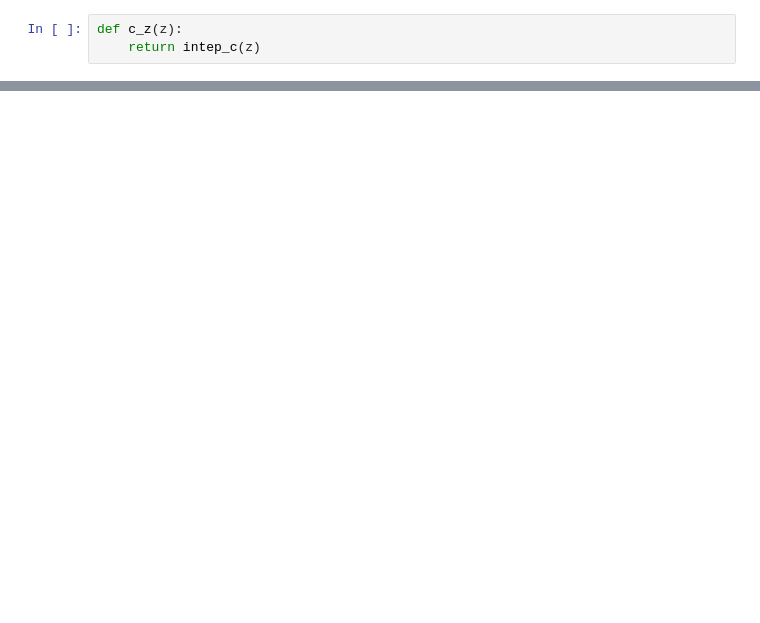
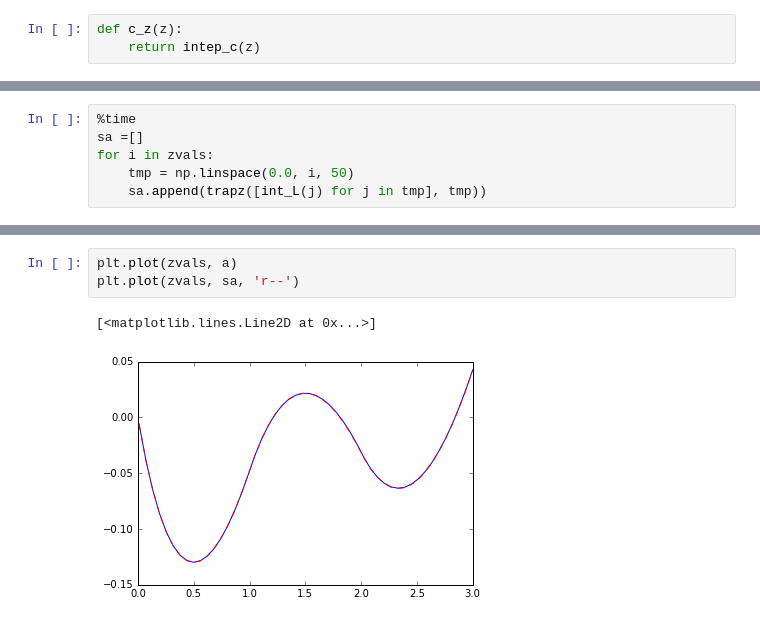
Before and after one commit to ja-vazquez/Scalar_Fields, a Jupyter notebook: Cosmo_rhos.ipynb, the cells around one changed output, grey strips where cells are left out. Saved outputs shown, nothing was run; the diff lists cells and outputs as text; blank space fills up the shorter version.

```diff
--- a/Cosmo_rhos.ipynb
+++ b/Cosmo_rhos.ipynb
@@ -479,0 +462,6 @@ plt.legend(loc ='lower right')
+# %%
+%time
+sa =[]
+for i in zvals:
+    tmp = np.linspace(0.0, i, 50)
+    sa.append(trapz([int_L(j) for j in tmp], tmp))
@@ -479,0 +471,6 @@ plt.legend(loc ='lower right')
+# %%
+plt.plot(zvals, a)
+plt.plot(zvals, sa, 'r--')
+# %% [output]
+[<matplotlib.lines.Line2D at 0x...>]
+[figure, added]
```
Also changed, not shown: parts of 25 cells of this notebook.
